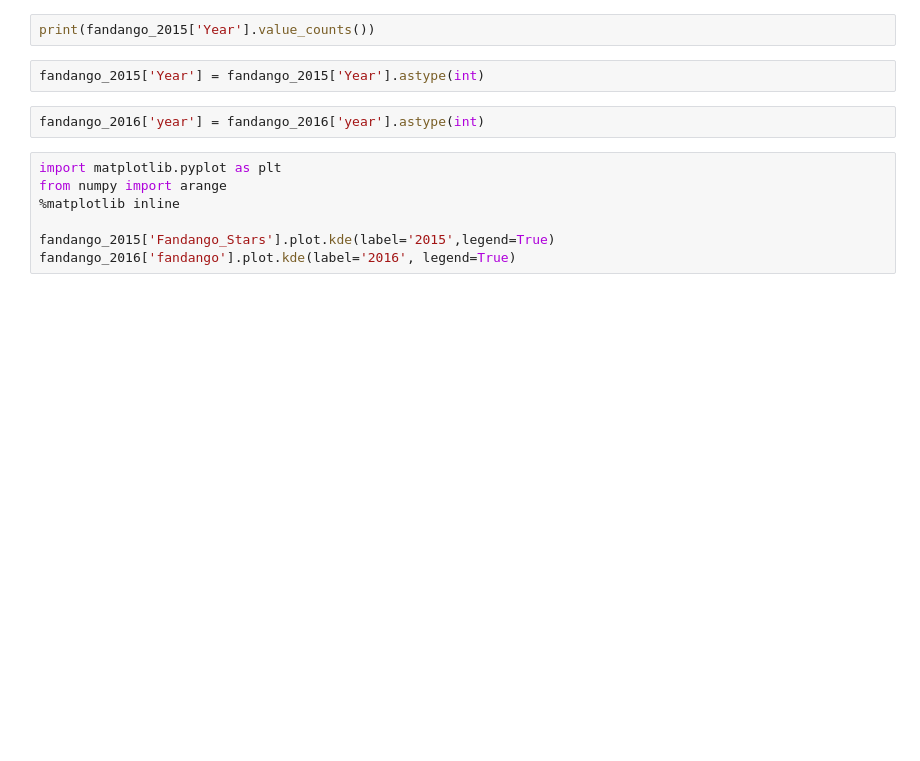
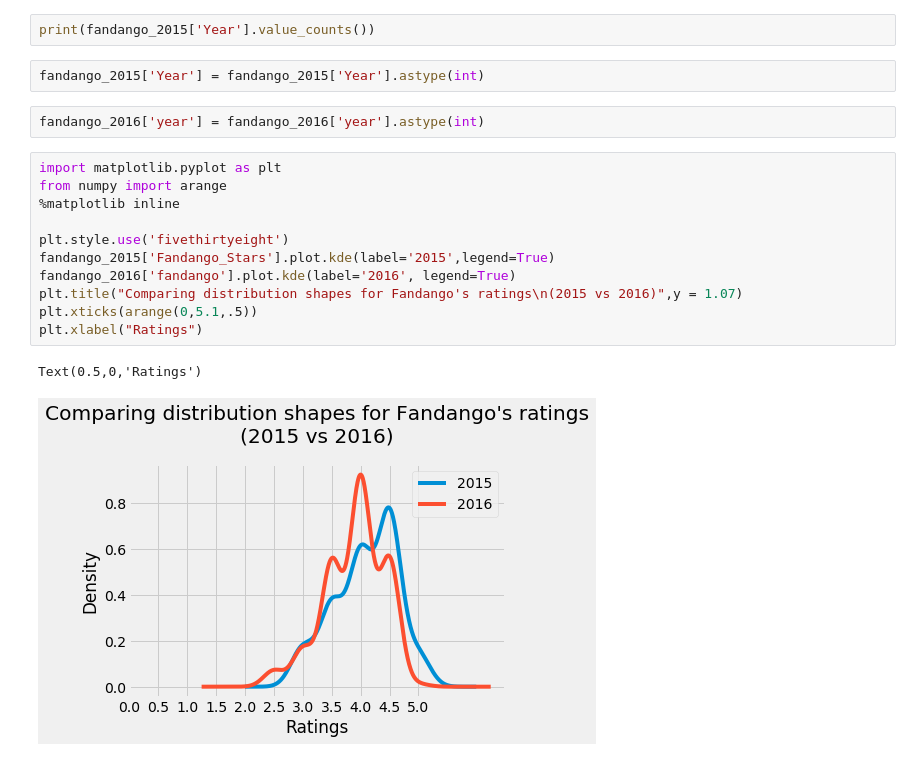
Before and after one commit to ayaan2525/Fandango-Movie-Ratings-Comparison, a Jupyter notebook: Analysing Fandago Movie ratings.ipynb, the cells around one changed output. Drawn from its saved outputs; the diff is of its cells as text; blank space fills up the shorter version.

```diff
--- a/Analysing Fandago Movie ratings.ipynb
+++ b/Analysing Fandago Movie ratings.ipynb
@@ -66,7 +66,14 @@ fandango_2016['year'] = fandango_2016['year'].astype(int)
 # %%
 import matplotlib.pyplot as plt
 from numpy import arange
 %matplotlib inline
 
+plt.style.use('fivethirtyeight')
 fandango_2015['Fandango_Stars'].plot.kde(label='2015',legend=True)
 fandango_2016['fandango'].plot.kde(label='2016', legend=True)
+plt.title("Comparing distribution shapes for Fandango's ratings\n(2015 vs 2016)",y = 1.07)
+plt.xticks(arange(0,5.1,.5))
+plt.xlabel("Ratings")
+# %% [output]
+Text(0.5,0,'Ratings')
+[figure, added]
```
Also changed, not shown: parts of 1 cell of this notebook.
